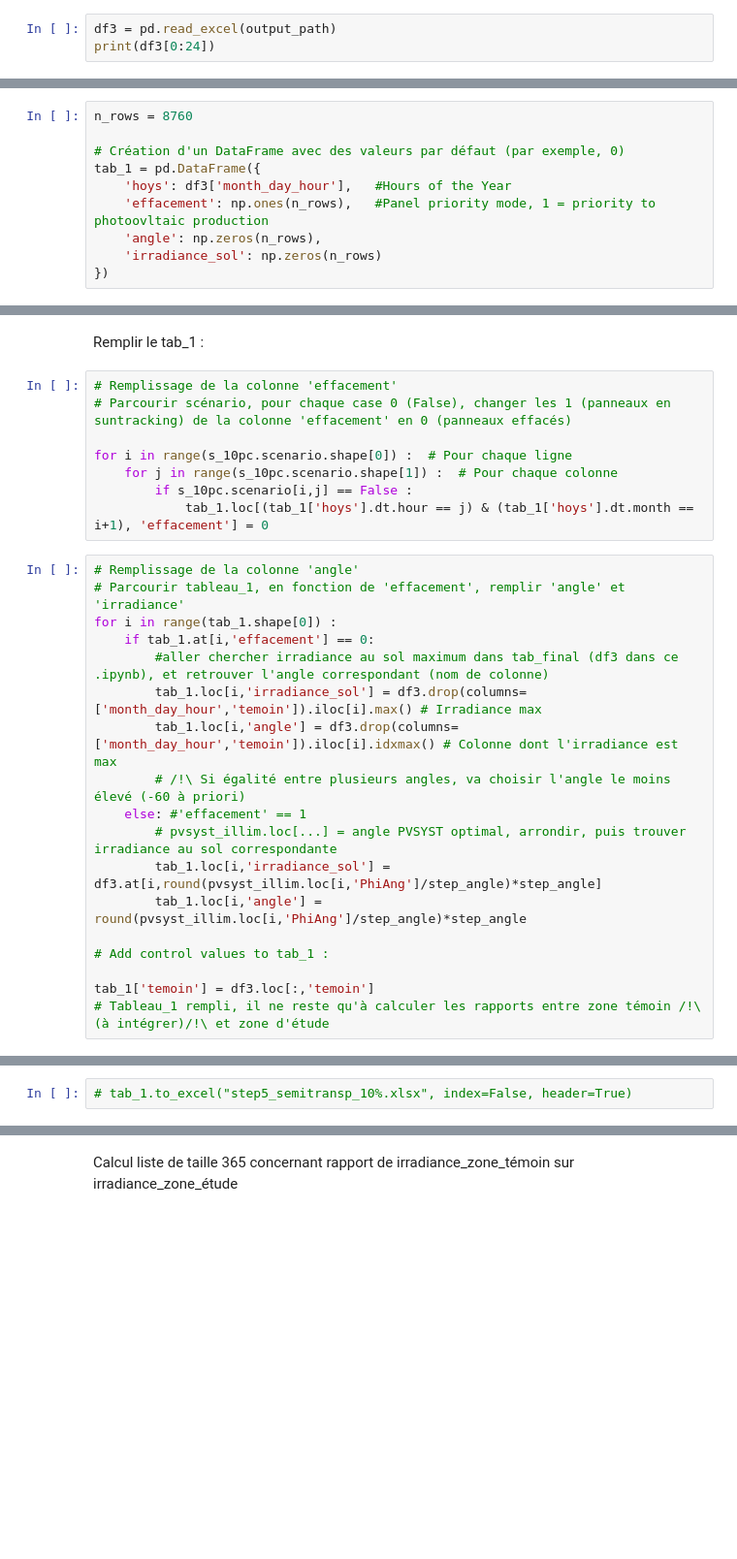
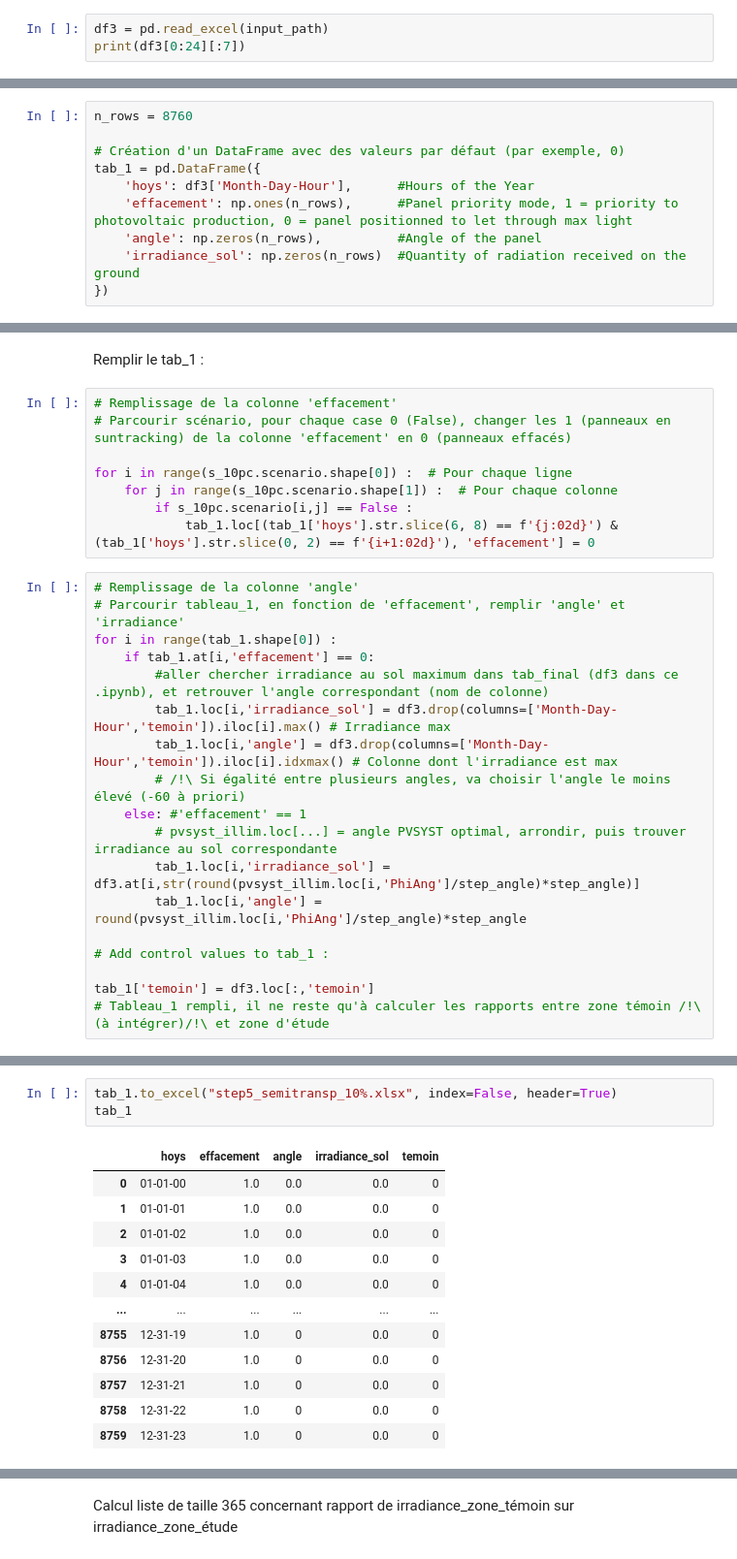
Before and after one commit to McoVale/TSAgriPV, a Jupyter notebook: excel.ipynb, the cells around one changed output, grey strips where cells are left out. Shown: that part at 97% size. Drawn from its saved outputs; the diff is of its cells as text; blank space fills up the shorter version.

```diff
--- a/excel.ipynb
+++ b/excel.ipynb
@@ -58,6 +59,6 @@ print(s_10pc)
 # %% [markdown]
 Import bdd_irr
 # %%
-df3 = pd.read_excel(output_path)
-print(df3[0:24])
+df3 = pd.read_excel(input_path)
+print(df3[0:24][:7])
 # %% [output]
@@ -85,10 +86,10 @@ n_rows = 8760
 
 # Création d'un DataFrame avec des valeurs par défaut (par exemple, 0)
 tab_1 = pd.DataFrame({
-    'hoys': df3['month_day_hour'],   #Hours of the Year
-    'effacement': np.ones(n_rows),   #Panel priority mode, 1 = priority to photoovltaic production
-    'angle': np.zeros(n_rows),
-    'irradiance_sol': np.zeros(n_rows)
+    'hoys': df3['Month-Day-Hour'],      #Hours of the Year
+    'effacement': np.ones(n_rows),      #Panel priority mode, 1 = priority to photovoltaic production, 0 = panel positionned to let through max light
+    'angle': np.zeros(n_rows),          #Angle of the panel
+    'irradiance_sol': np.zeros(n_rows)  #Quantity of radiation received on the ground
 })
 # %% [markdown]
 Import PVSyst
@@ -148,19 +160,19 @@ Remplir le tab_1 :
 for i in range(s_10pc.scenario.shape[0]) :  # Pour chaque ligne
     for j in range(s_10pc.scenario.shape[1]) :  # Pour chaque colonne
         if s_10pc.scenario[i,j] == False :
-            tab_1.loc[(tab_1['hoys'].dt.hour == j) & (tab_1['hoys'].dt.month == i+1), 'effacement'] = 0
+            tab_1.loc[(tab_1['hoys'].str.slice(6, 8) == f'{j:02d}') & (tab_1['hoys'].str.slice(0, 2) == f'{i+1:02d}'), 'effacement'] = 0
 # %%
 # Remplissage de la colonne 'angle'
 # Parcourir tableau_1, en fonction de 'effacement', remplir 'angle' et 'irradiance'
 for i in range(tab_1.shape[0]) :
     if tab_1.at[i,'effacement'] == 0:
         #aller chercher irradiance au sol maximum dans tab_final (df3 dans ce .ipynb), et retrouver l'angle correspondant (nom de colonne)
-        tab_1.loc[i,'irradiance_sol'] = df3.drop(columns=['month_day_hour','temoin']).iloc[i].max() # Irradiance max
-        tab_1.loc[i,'angle'] = df3.drop(columns=['month_day_hour','temoin']).iloc[i].idxmax() # Colonne dont l'irradiance est max
+        tab_1.loc[i,'irradiance_sol'] = df3.drop(columns=['Month-Day-Hour','temoin']).iloc[i].max() # Irradiance max
+        tab_1.loc[i,'angle'] = df3.drop(columns=['Month-Day-Hour','temoin']).iloc[i].idxmax() # Colonne dont l'irradiance est max
         # /!\ Si égalité entre plusieurs angles, va choisir l'angle le moins élevé (-60 à priori)
     else: #'effacement' == 1
         # pvsyst_illim.loc[...] = angle PVSYST optimal, arrondir, puis trouver irradiance au sol correspondante
-        tab_1.loc[i,'irradiance_sol'] = df3.at[i,round(pvsyst_illim.loc[i,'PhiAng']/step_angle)*step_angle]
+        tab_1.loc[i,'irradiance_sol'] = df3.at[i,str(round(pvsyst_illim.loc[i,'PhiAng']/step_angle)*step_angle)]
         tab_1.loc[i,'angle'] = round(pvsyst_illim.loc[i,'PhiAng']/step_angle)*step_angle
 
 # Add control values to tab_1 :
@@ -190,2 +182,16 @@ tab_1[0:24]
 # %%
-# tab_1.to_excel("step5_semitransp_10%.xlsx", index=False, header=True)
+tab_1.to_excel("step5_semitransp_10%.xlsx", index=False, header=True)
+tab_1
+# %% [output]
+|  | hoys | effacement | angle | irradiance_sol | temoin |
+| 0 | 01-01-00 | 1.0 | 0.0 | 0.0 | 0 |
+| 1 | 01-01-01 | 1.0 | 0.0 | 0.0 | 0 |
+| 2 | 01-01-02 | 1.0 | 0.0 | 0.0 | 0 |
+| 3 | 01-01-03 | 1.0 | 0.0 | 0.0 | 0 |
+| 4 | 01-01-04 | 1.0 | 0.0 | 0.0 | 0 |
+| ... | ... | ... | ... | ... | ... |
+| 8755 | 12-31-19 | 1.0 | 0 | 0.0 | 0 |
+| 8756 | 12-31-20 | 1.0 | 0 | 0.0 | 0 |
+| 8757 | 12-31-21 | 1.0 | 0 | 0.0 | 0 |
+| 8758 | 12-31-22 | 1.0 | 0 | 0.0 | 0 |
+| 8759 | 12-31-23 | 1.0 | 0 | 0.0 | 0 |
```
Also changed, not shown: parts of 12 cells of this notebook, 11 other files.
